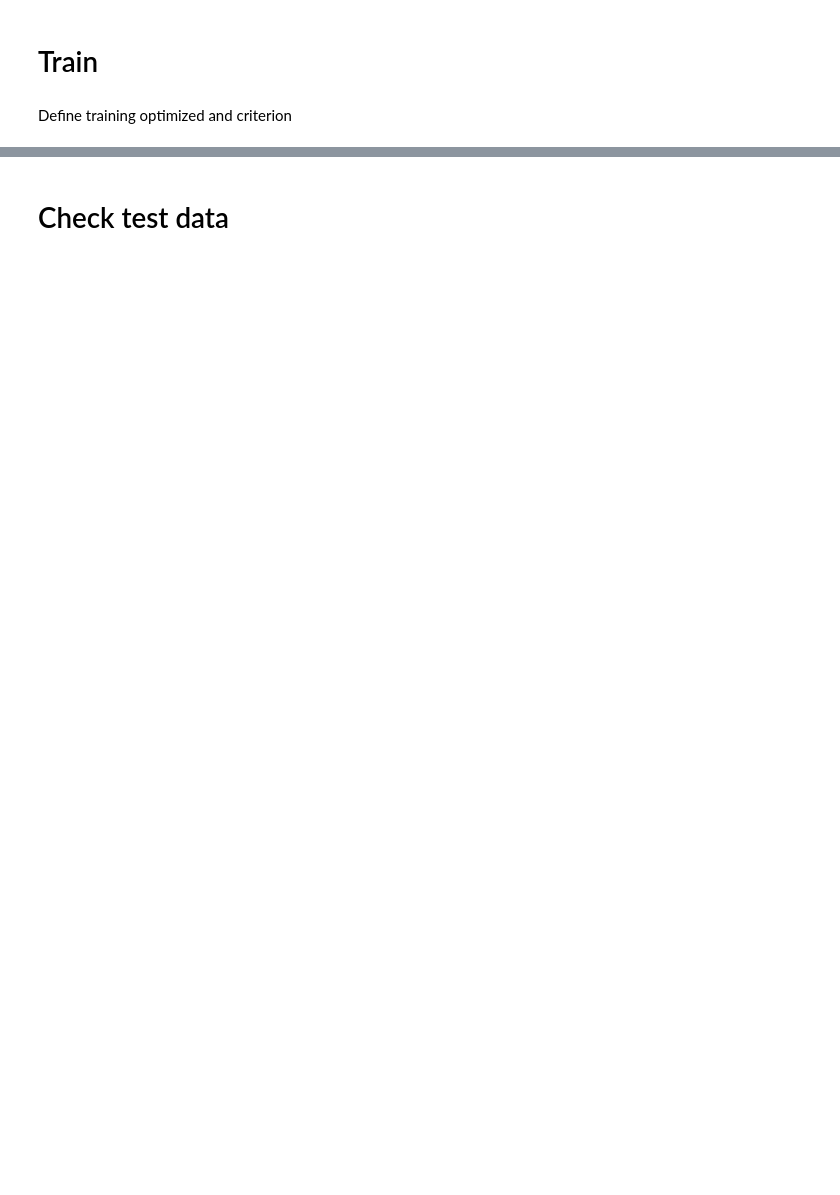
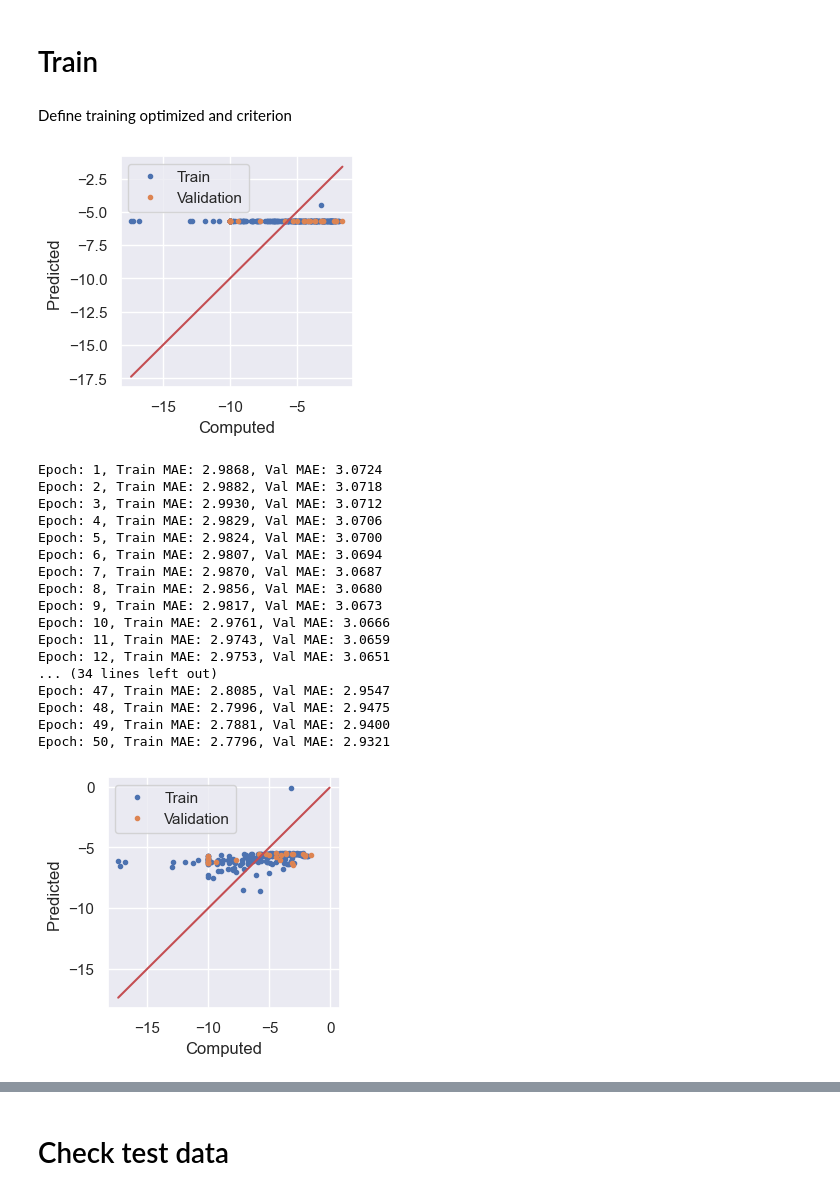
Before and after one commit to CibranLopez/CLUE, a Jupyter notebook: train-GNN.ipynb, the cells around one changed output, grey strips where cells are left out. Drawn from its saved outputs; the diff is of its cells as text; code cells hidden in the pictures; blank space fills up the shorter version.

```diff
--- a/train-GNN.ipynb
+++ b/train-GNN.ipynb
@@ -42,7 +42,7 @@ cld.save_json(files_names, f'{model_folder}/files_names.json')
 # %% [markdown]
 # Define parameters
 # %%
-n_epochs      = 125
+n_epochs      = 200
 batch_size    = 128
 learning_rate = 0.0001
 dropout       = 0.2
@@ -136,31 +150,51 @@ early_stopping = clm.EarlyStopping(patience=patience, delta=delta, model_name=fi
 train_losses = []
 val_losses   = []
 for epoch in np.arange(0, n_epochs):
     train_loss, train_predictions, train_ground_truths = clm.train(model, criterion, train_loader,
                                                                    target_factor,
                                                                    standardized_parameters['target_mean'],
                                                                    optimizer)
     val_loss,   val_predictions,   val_ground_truths   =  clm.test(model, criterion, val_loader,
                                                                    target_factor,
                                                                    standardized_parameters['target_mean'])
 
     # Convert to original units
     train_loss = np.sum(np.sqrt(train_loss) * target_factor)
     val_loss   = np.sum(np.sqrt(val_loss)   * target_factor)
 
-    if epoch%10 == 0:
+    if epoch%50 == 0:
         cld.parity_plot(train=np.array([train_ground_truths, train_predictions]),
                         validation=np.array([val_ground_truths, val_predictions]))
 
     # Append losses
     train_losses.append(train_loss)
     val_losses.append(val_loss)
 
     # Check early stopping criteria
     early_stopping(val_loss, model)
 
     if early_stopping.early_stop:
         print('Early stopping')
         break
 
     print(f'Epoch: {epoch+1}, Train MAE: {train_loss:.4f}, Val MAE: {val_loss:.4f}')
+# %% [output]
+[figure, added]
+Epoch: 1, Train MAE: 2.9868, Val MAE: 3.0724
+Epoch: 2, Train MAE: 2.9882, Val MAE: 3.0718
+Epoch: 3, Train MAE: 2.9930, Val MAE: 3.0712
+Epoch: 4, Train MAE: 2.9829, Val MAE: 3.0706
+Epoch: 5, Train MAE: 2.9824, Val MAE: 3.0700
+Epoch: 6, Train MAE: 2.9807, Val MAE: 3.0694
+Epoch: 7, Train MAE: 2.9870, Val MAE: 3.0687
+Epoch: 8, Train MAE: 2.9856, Val MAE: 3.0680
+Epoch: 9, Train MAE: 2.9817, Val MAE: 3.0673
+Epoch: 10, Train MAE: 2.9761, Val MAE: 3.0666
+Epoch: 11, Train MAE: 2.9743, Val MAE: 3.0659
+Epoch: 12, Train MAE: 2.9753, Val MAE: 3.0651
+... (34 lines left out)
+Epoch: 47, Train MAE: 2.8085, Val MAE: 2.9547
+Epoch: 48, Train MAE: 2.7996, Val MAE: 2.9475
+Epoch: 49, Train MAE: 2.7881, Val MAE: 2.9400
+Epoch: 50, Train MAE: 2.7796, Val MAE: 2.9321
+[figure, added]
```
Also changed, not shown: parts of 7 cells of this notebook, 2 other files.
